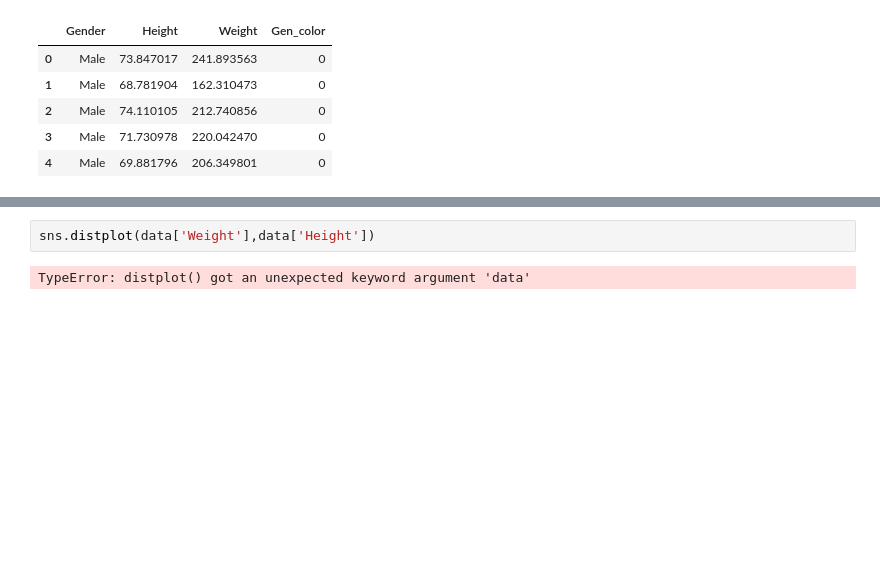
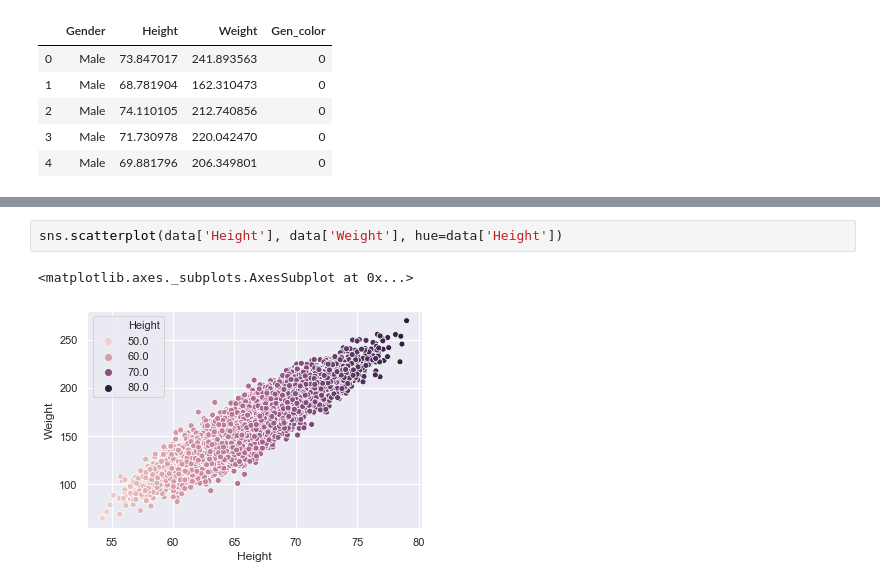
Before and after one commit to trevohearn/nyc-mhtn-ds-010620-lectures, a Jupyter notebook: week_2/day_1_mpl_2/Graph_types.ipynb, the cells around one changed output, grey strips where cells are left out. Drawn from its saved outputs; the diff is of its cells as text; blank space fills up the shorter version.

```diff
--- a/week_2/day_1_mpl_2/Graph_types.ipynb
+++ b/week_2/day_1_mpl_2/Graph_types.ipynb
@@ -321,4 +328,5 @@ data.head()
 # %%
-sns.distplot(data['Weight'],data['Height'])
+sns.scatterplot(data['Height'], data['Weight'], hue=data['Height'])
 # %% [output]
-TypeError: distplot() got an unexpected keyword argument 'data'
+<matplotlib.axes._subplots.AxesSubplot at 0x...>
+[figure, added]
```
Also changed, not shown: parts of 12 cells of this notebook, 2 other files.
